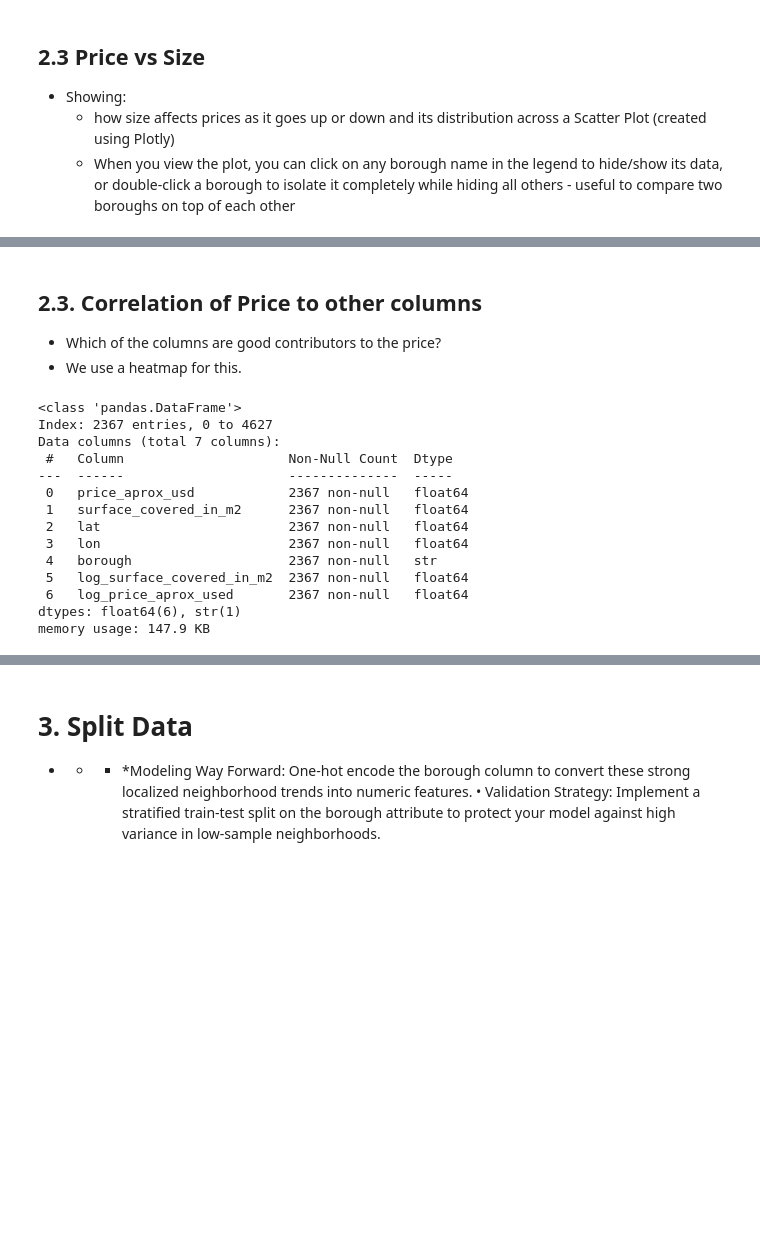
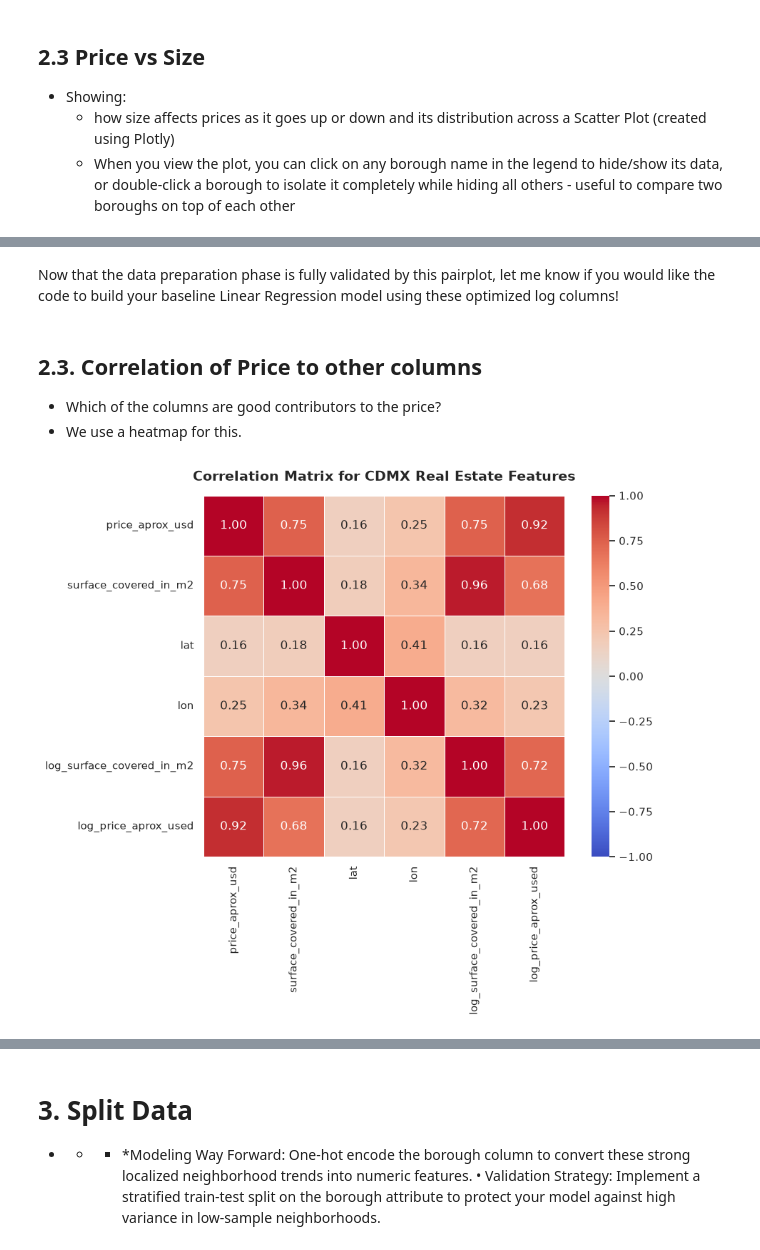
Before and after one commit to DominicNyabuto/Data-Science-Machine-Learning-Projects-, a Jupyter notebook: Project-1/notebook.ipynb, the cells around one changed output, grey strips where cells are left out. Drawn from its saved outputs; the diff is of its cells as text; code cells hidden in the pictures; blank space fills up the shorter version.

```diff
--- a/Project-1/notebook.ipynb
+++ b/Project-1/notebook.ipynb
@@ -725,21 +776,6 @@ plt.show()
+# %% [markdown]
+Now that the data preparation phase is fully validated by this pairplot, let me know if you would like the code to build your baseline Linear Regression model using these optimized log columns!
 # %% [markdown]
 ## 2.3. Correlation of Price to other columns
 - Which of the columns are good contributors to the price?
 - We use a heatmap for this.
-# %%
-df1.info()
-# %% [output]
-<class 'pandas.DataFrame'>
-Index: 2367 entries, 0 to 4627
-Data columns (total 7 columns):
- #   Column                     Non-Null Count  Dtype
----  ------                     --------------  -----
- 0   price_aprox_usd            2367 non-null   float64
- 1   surface_covered_in_m2      2367 non-null   float64
- 2   lat                        2367 non-null   float64
- 3   lon                        2367 non-null   float64
- 4   borough                    2367 non-null   str
- 5   log_surface_covered_in_m2  2367 non-null   float64
- 6   log_price_aprox_used       2367 non-null   float64
-dtypes: float64(6), str(1)
-memory usage: 147.9 KB
@@ -751,0 +782,31 @@ print(df1["surface_covered_in_m2"].sort_values(ascending=False))
+# %%
+
+
+# 1. Select only the numeric columns for the correlation
+numeric_cols = [
+    'price_aprox_usd', 'surface_covered_in_m2',
+    'lat', 'lon',
+    'log_surface_covered_in_m2', 'log_price_aprox_used'
+]
+corr_matrix = df1[numeric_cols].corr()
+
+# 2. Set up the matplotlib figure
+plt.figure(figsize=(10, 8))
+
+# 3. Draw the heatmap
+sns.heatmap(
+    corr_matrix,
+    annot=True,             # Overlays the exact correlation numbers on the squares
+    fmt=".2f",              # Rounds numbers to 2 decimal places
+    cmap="coolwarm",        # Blue = negative correlation, Red = positive correlation
+    vmin=-1, vmax=1,        # Sets the color bar scale perfectly from -1 to 1
+    linewidths=0.5,         # Adds a subtle white border between squares
+    square=True             # Forces the cells to be perfect squares
+)
+
+# 4. Add titles and layout formatting
+plt.title('Correlation Matrix for CDMX Real Estate Features', fontsize=14, fontweight='bold', pad=15)
+plt.tight_layout()
+plt.show()
+# %% [output]
+[figure, added]
```
Also changed, not shown: parts of 37 cells of this notebook.
